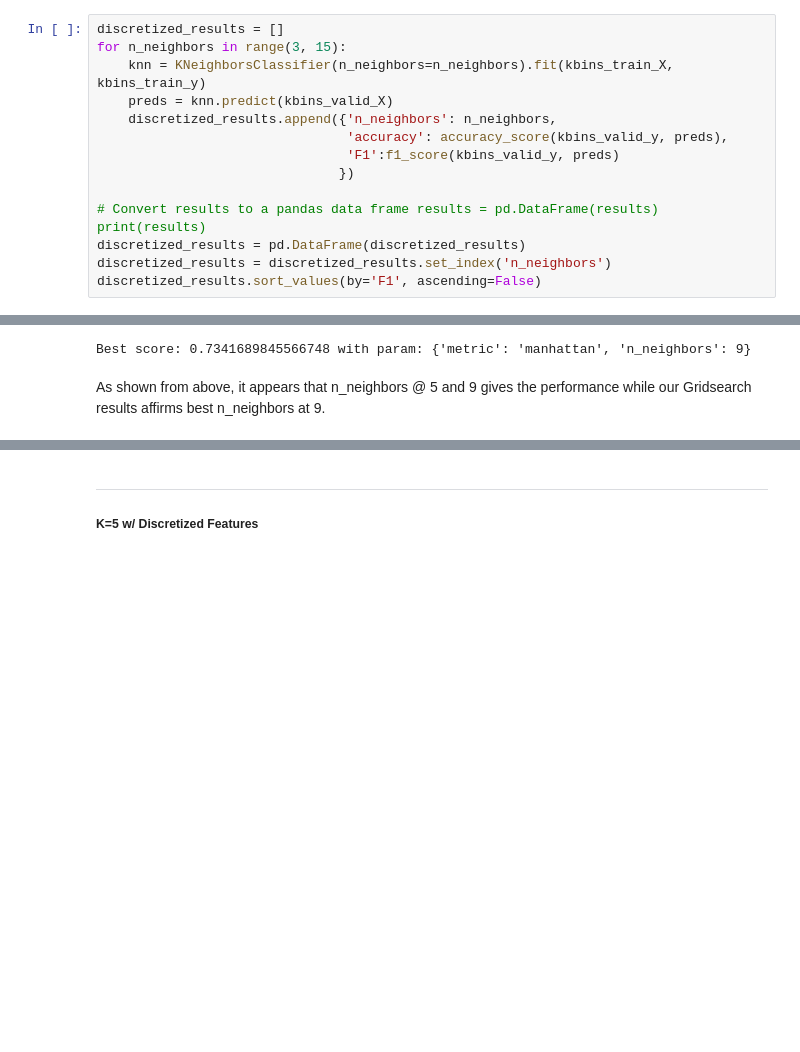
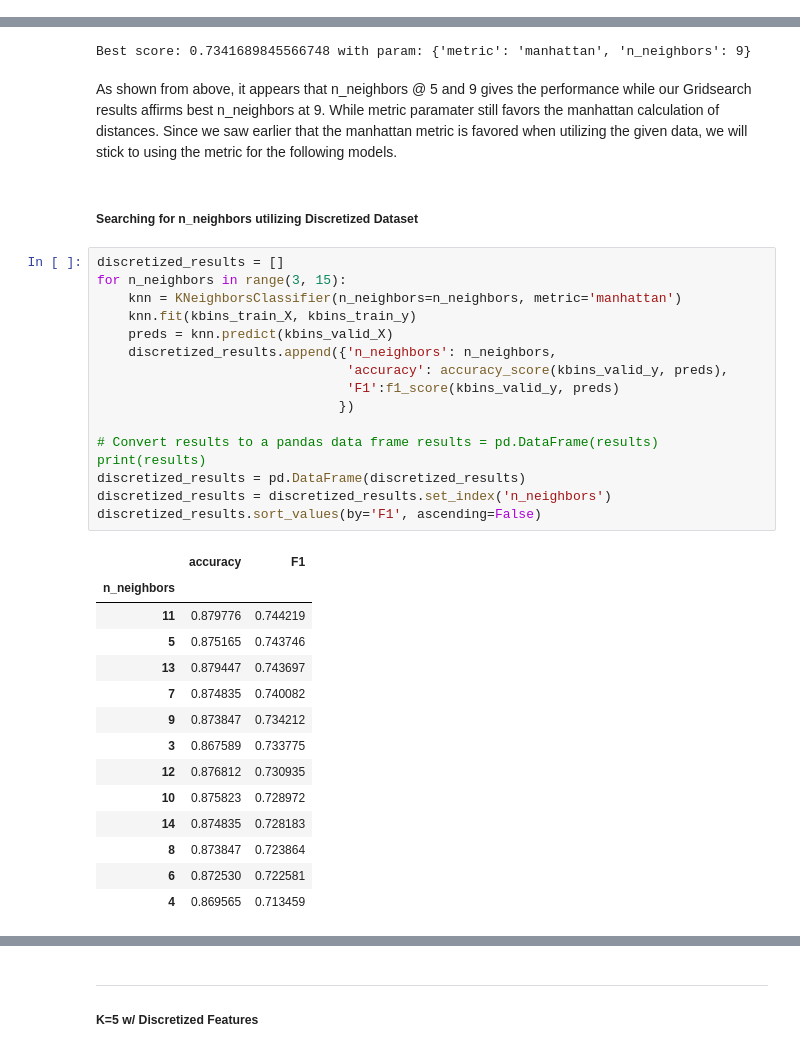
Before and after one commit to bikramgill3/ADS505, a Jupyter notebook: Data Science for Business - Final.ipynb, the cells around one changed output, grey strips where cells are left out. Saved outputs shown, nothing was run; the diff lists cells and outputs as text; blank space fills up the shorter version.

```diff
--- a/Data Science for Business - Final.ipynb
+++ b/Data Science for Business - Final.ipynb
@@ -824,14 +885,0 @@ kbins_valid_y = kbins_valid['FRAUD_NONFRAUD']
-# %%
-discretized_results = []
-for n_neighbors in range(3, 15):
-    knn = KNeighborsClassifier(n_neighbors=n_neighbors).fit(kbins_train_X, kbins_train_y)
-    preds = knn.predict(kbins_valid_X)
-    discretized_results.append({'n_neighbors': n_neighbors,
-                                'accuracy': accuracy_score(kbins_valid_y, preds),
-                                'F1':f1_score(kbins_valid_y, preds)
-                               })
-
-# Convert results to a pandas data frame results = pd.DataFrame(results) print(results)
-discretized_results = pd.DataFrame(discretized_results)
-discretized_results = discretized_results.set_index('n_neighbors')
-discretized_results.sort_values(by='F1', ascending=False)
@@ -876,4 +904,36 @@ print(f'Best score: {knn_discrete_grid.best_score_} with param: {knn_discrete_gr
 # %% [output]
 Best score: 0.7341689845566748 with param: {'metric': 'manhattan', 'n_neighbors': 9}
 # %% [markdown]
-As shown from above, it appears that n_neighbors @ 5 and 9 gives the performance while our Gridsearch results affirms best n_neighbors at 9.
+As shown from above, it appears that n_neighbors @ 5 and 9 gives the performance while our Gridsearch results affirms best n_neighbors at 9.  While metric paramater still favors the manhattan calculation of distances.  Since we saw earlier that the manhattan metric is favored when utilizing the given data, we will stick to using the metric for the following models.
+# %% [markdown]
+##### Searching for n_neighbors utilizing Discretized Dataset
+# %%
+discretized_results = []
+for n_neighbors in range(3, 15):
+    knn = KNeighborsClassifier(n_neighbors=n_neighbors, metric='manhattan')
+    knn.fit(kbins_train_X, kbins_train_y)
+    preds = knn.predict(kbins_valid_X)
+    discretized_results.append({'n_neighbors': n_neighbors,
+                                'accuracy': accuracy_score(kbins_valid_y, preds),
+                                'F1':f1_score(kbins_valid_y, preds)
+                               })
+
+# Convert results to a pandas data frame results = pd.DataFrame(results) print(results)
+discretized_results = pd.DataFrame(discretized_results)
+discretized_results = discretized_results.set_index('n_neighbors')
+discretized_results.sort_values(by='F1', ascending=False)
+# %% [output]
+|  | accuracy | F1 |
+| n_neighbors |  |  |
+| 11 | 0.879776 | 0.744219 |
+| 5 | 0.875165 | 0.743746 |
+| 13 | 0.879447 | 0.743697 |
+| 7 | 0.874835 | 0.740082 |
+| 9 | 0.873847 | 0.734212 |
+| 3 | 0.867589 | 0.733775 |
+| 12 | 0.876812 | 0.730935 |
+| 10 | 0.875823 | 0.728972 |
+| 14 | 0.874835 | 0.728183 |
+| 8 | 0.873847 | 0.723864 |
+| 6 | 0.872530 | 0.722581 |
+| 4 | 0.869565 | 0.713459 |
```
Also changed, not shown: parts of 44 cells of this notebook, 1 other file.
